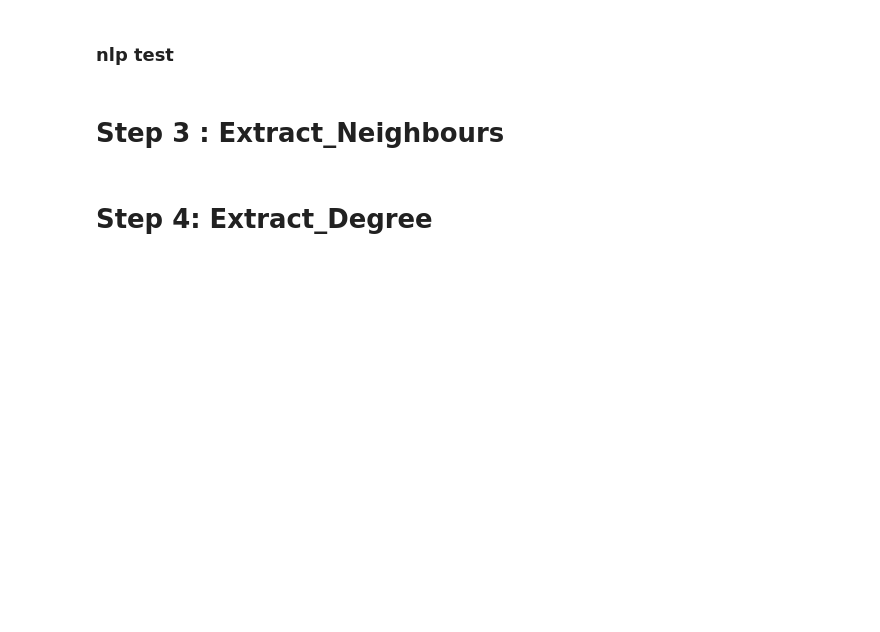
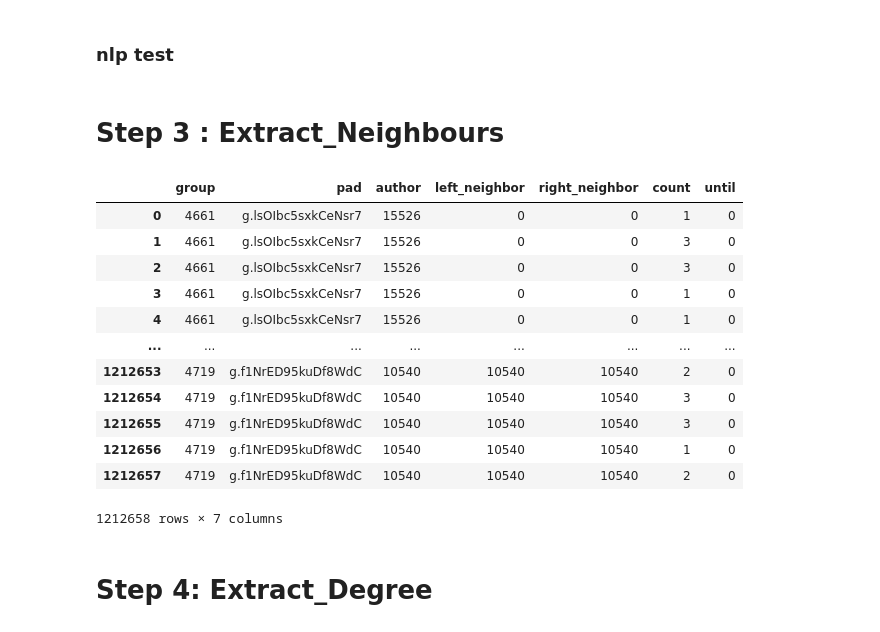
Before and after one commit to CATALPAresearch/wespa, a Jupyter notebook: analysis.ipynb, the cells around one changed output. Cells and saved outputs as stored; diff of their text form; code cells hidden in the pictures; blank space fills up the shorter version.

```diff
--- a/analysis.ipynb
+++ b/analysis.ipynb
@@ -153,19 +211,33 @@ for token in tokenized:
 # %%
 %reload_ext autoreload
 %autoreload 2
 from src.extract_neighbours import Extract_Neighbours
 
 # Step 3
 print_all_output=False
-semester = 'WS2023_24'
+semester = 'SS2025'
 en = Extract_Neighbours(semester)
 author_relations = en.extract_neighbours(df_textchanges)
 author_relations
 
 #author_relations[author_relations['right_neighbor']>0]
 #df_textchanges['moodle_pad_id_'] = df_textchanges['moodle_pad_id'].str.split('$', expand=True)[0]
 #pads = df_textchanges['moodle_pad_id_'].unique()
 #df_textchanges[df_textchanges['moodle_pad_id_'] == pads[3]]
+# %% [output]
+|  | group | pad | author | left_neighbor | right_neighbor | count | until |
+| 0 | 4661 | g.lsOIbc5sxkCeNsr7 | 15526 | 0 | 0 | 1 | 0 |
+| 1 | 4661 | g.lsOIbc5sxkCeNsr7 | 15526 | 0 | 0 | 3 | 0 |
+| 2 | 4661 | g.lsOIbc5sxkCeNsr7 | 15526 | 0 | 0 | 3 | 0 |
+| 3 | 4661 | g.lsOIbc5sxkCeNsr7 | 15526 | 0 | 0 | 1 | 0 |
+| 4 | 4661 | g.lsOIbc5sxkCeNsr7 | 15526 | 0 | 0 | 1 | 0 |
+| ... | ... | ... | ... | ... | ... | ... | ... |
+| 1212653 | 4719 | g.f1NrED95kuDf8WdC | 10540 | 10540 | 10540 | 2 | 0 |
+| 1212654 | 4719 | g.f1NrED95kuDf8WdC | 10540 | 10540 | 10540 | 3 | 0 |
+| 1212655 | 4719 | g.f1NrED95kuDf8WdC | 10540 | 10540 | 10540 | 3 | 0 |
+| 1212656 | 4719 | g.f1NrED95kuDf8WdC | 10540 | 10540 | 10540 | 1 | 0 |
+| 1212657 | 4719 | g.f1NrED95kuDf8WdC | 10540 | 10540 | 10540 | 2 | 0 |
+1212658 rows × 7 columns
 # %% [markdown]
 # Step 4: Extract_Degree
 # %%
```
Also changed, not shown: parts of 11 cells of this notebook, 8 other files.
